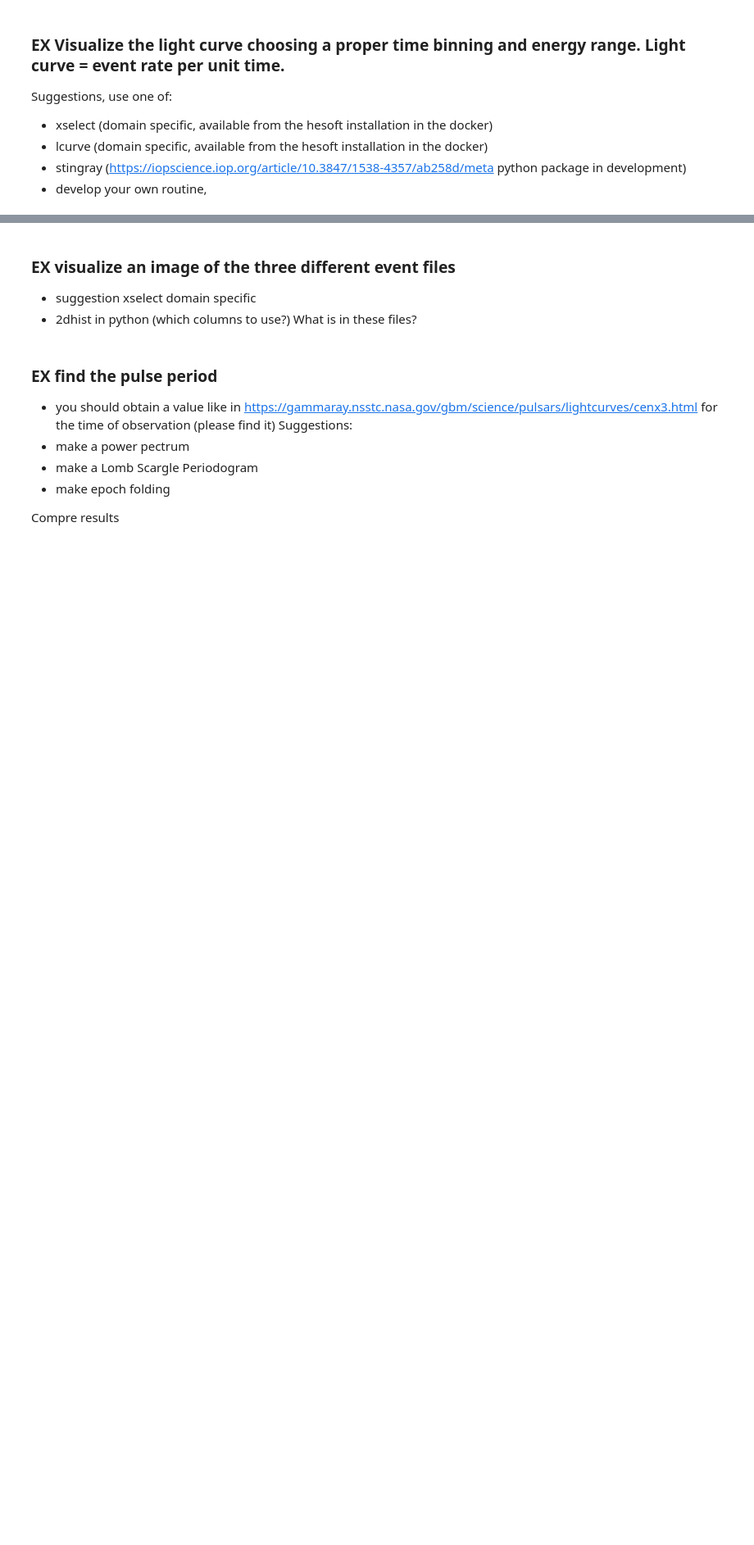
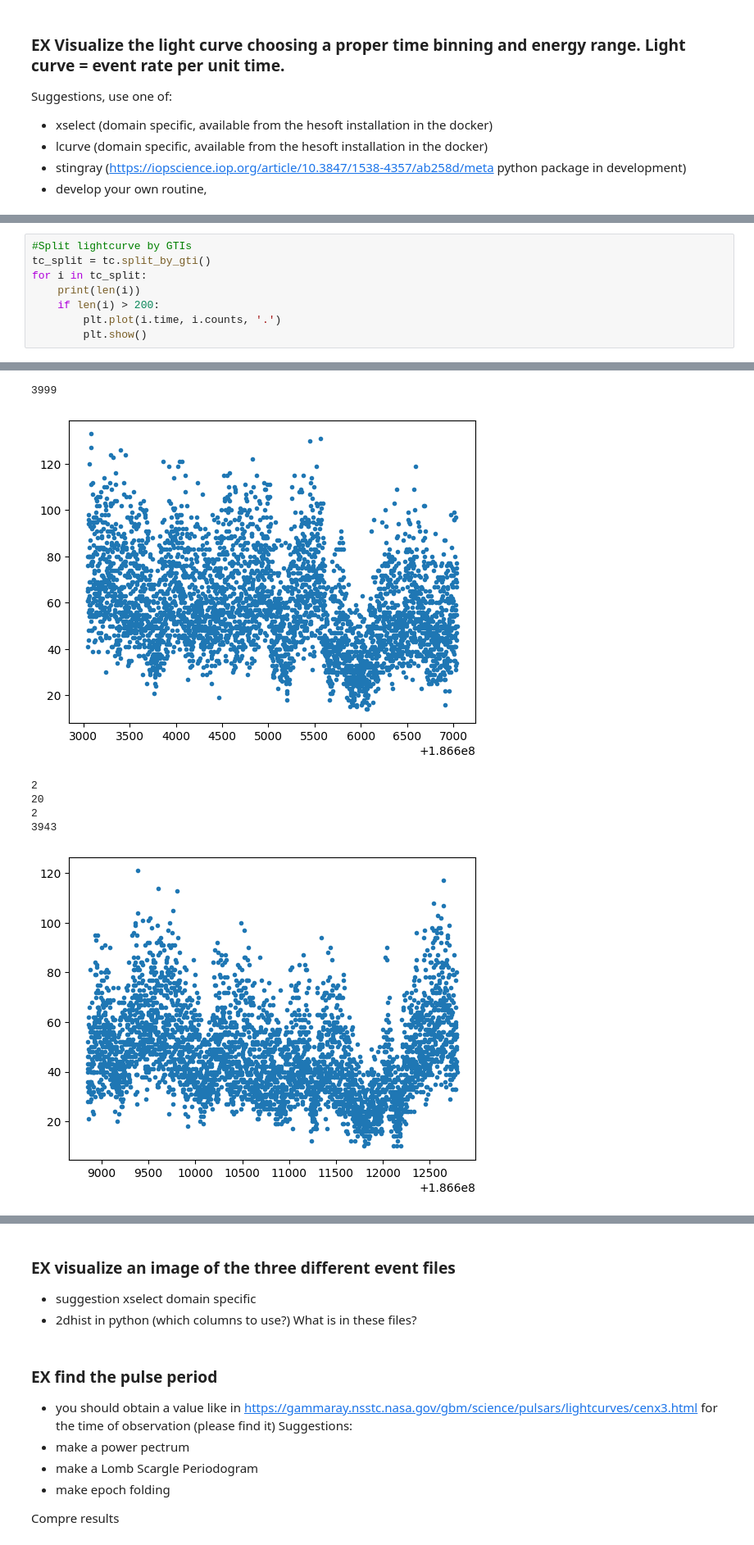
Before and after one commit to SamMerc/APLI, a Jupyter notebook: notebooks/Day1.ipynb, the cells around one changed output, grey strips where cells are left out. Shown at 82% size. Saved outputs shown, nothing was run; the diff lists cells and outputs as text; blank space fills up the shorter version.

```diff
--- a/notebooks/Day1.ipynb
+++ b/notebooks/Day1.ipynb
@@ -65,0 +222,9 @@ Suggestions, use one of:
+# %%
+#Split lightcurve by GTIs
+tc_split = tc.split_by_gti()
+for i in tc_split:
+    print(len(i))
+    if len(i) > 200:
+        plt.plot(i.time, i.counts, '.')
+        plt.show()
+# %% [output]
@@ -65,0 +244,7 @@ Suggestions, use one of:
+3999
+[figure, added]
+2
+20
+2
+3943
+[figure, added]
```
Also changed, not shown: parts of 17 cells of this notebook.
